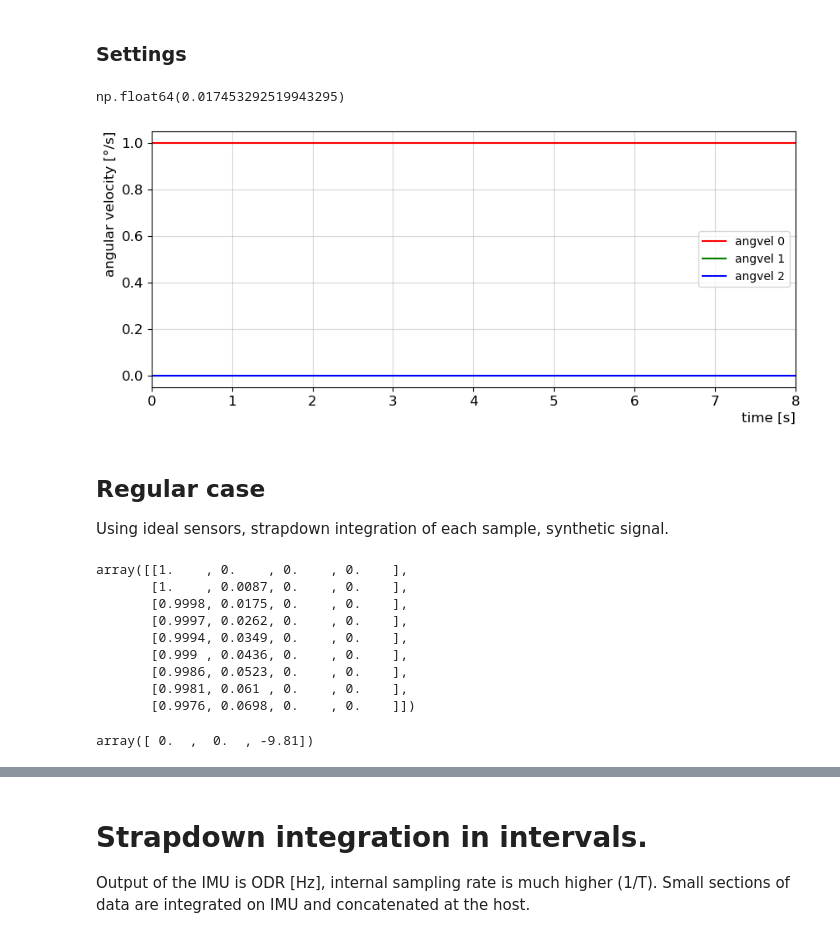
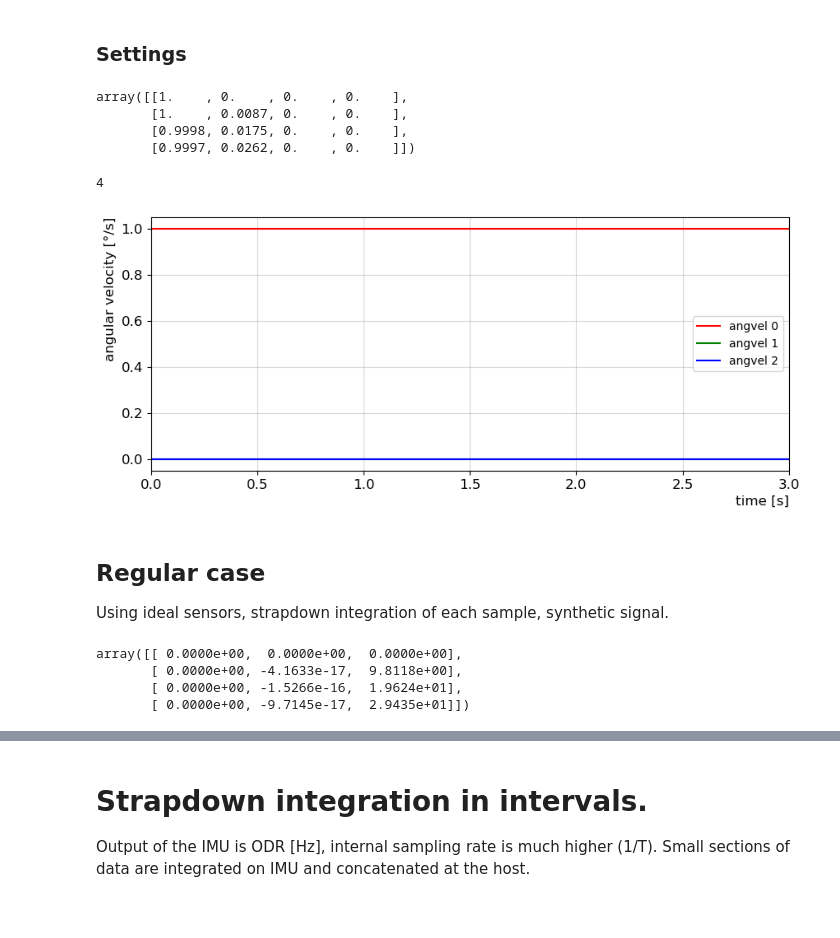
Before and after one commit to henkluinge/strapdown_integration, a Jupyter notebook: python/reference_strapdown_integration.ipynb, the cells around one changed output, grey strips where cells are left out. Cells and saved outputs as stored; diff of their text form; code cells hidden in the pictures.

```diff
--- a/python/reference_strapdown_integration.ipynb
+++ b/python/reference_strapdown_integration.ipynb
@@ -19,30 +19,37 @@ np.set_printoptions(precision=4)
 # %% [markdown]
 ### Settings
 # %%
-movement = synthetic_signals.single_axis_rotation(9, angular_velocity=(1*np.pi/180, 0, 0), samplerate = 1)
+samplerate = 1
+movement = synthetic_signals.single_axis_rotation(4, angular_velocity=(1*np.pi/180, 0, 0), samplerate = 1)
 # movement = synthetic_signals.harmonic_vertical_movement(10, samplerate=20, frequency=1)
-samplerate = 800
+
 samplerate_odr = 20
-ns = int(samplerate/samplerate_odr)
 # movement = synthetic_signals.coning_motion(60, samplerate = samplerate, theta = np.pi/2, omega=2*np.pi*2)
 # synthetic_signals.plot_kinematic_signal(movement)
 
 RUN_ON_IMU = True
+# %%
+movement['q_ls']
+# %% [output]
+array([[1.    , 0.    , 0.    , 0.    ],
+       [1.    , 0.0087, 0.    , 0.    ],
+       [0.9998, 0.0175, 0.    , 0.    ],
+       [0.9997, 0.0262, 0.    , 0.    ]])
 # %%
 # Simulate IMU signals.
 g_l = earthgravity_vector(lat=51.22).T
 g_l = np.asarray( (0, 0, -9.81) )  # For testing, use constant gravity vector.
 y_imu = synthetic_signals.imu_signals_from_trajectory(movement)
 
 # Angular velocity plot
 synthetic_signals.plot_angular_velocity(movement, fpath='../tex/images/angular_velocity_coning.png')
 
 # Reference variables. Specifically q_ref_ls and  v_ref_l will be used as a reference for the IMU signals.
 omega, q_ref_ls, v_ref_l, t, T, nt = sdi_helper.extract_values_from_movement(movement)
-omega[0,0]
+nt
 # %% [output]
-np.float64(0.017453292519943295)
+4
-[figure, old version]
+[figure, new version]
 # %% [markdown]
 ## Regular case
 Using ideal sensors, strapdown integration of each sample, synthetic signal.
@@ -85,6 +92,7 @@ def strapdown_integration(y_gyr, y_acc, T, g_l, q_start=None, v_start=None):
 
     # Start at one because first sample is for initial pose.
     for i in range(1,nt):
+
         q_sdi_ls_i, v_l_i = strapdown_integration_onestep(y_gyr[i,:], y_acc[i,:], T, g_l, q_sdi_ls_i, v_l_i)
 
         # Add to log.
@@ -110,22 +118,15 @@ else:
 
 q_sdi_ls, v_sdi_l = strapdown_integration(y_imu['y_gyr'], y_imu['y_acc'], T, g_l, \
                                           q_start=q_start, v_start=v_start)
-sdi_helper.save_to_reference_log_simple_strapdown(t, y_imu, q_sdi_ls, v_ref_l)
-q_sdi_ls
+sdi_helper.save_to_reference_log_simple_strapdown(t, y_imu, q_sdi_ls, v_sdi_l)
+v_sdi_l
 # %% [output]
-array([[1.    , 0.    , 0.    , 0.    ],
-       [1.    , 0.0087, 0.    , 0.    ],
-       [0.9998, 0.0175, 0.    , 0.    ],
-       [0.9997, 0.0262, 0.    , 0.    ],
-       [0.9994, 0.0349, 0.    , 0.    ],
-       [0.999 , 0.0436, 0.    , 0.    ],
-       [0.9986, 0.0523, 0.    , 0.    ],
-       [0.9981, 0.061 , 0.    , 0.    ],
-       [0.9976, 0.0698, 0.    , 0.    ]])
+array([[ 0.0000e+00,  0.0000e+00,  0.0000e+00],
+       [ 0.0000e+00, -4.1633e-17,  9.8118e+00],
+       [ 0.0000e+00, -1.5266e-16,  1.9624e+01],
+       [ 0.0000e+00, -9.7145e-17,  2.9435e+01]])
 # %%
 g_l
-# %% [output]
-array([ 0.  ,  0.  , -9.81])
 # %%
 # Plot angle error.
 h_ref_ls = kinalg.array_quaternion_to_axisangle(q_ref_ls)
```
Also changed, not shown: parts of 2 cells of this notebook, 9 other files.
